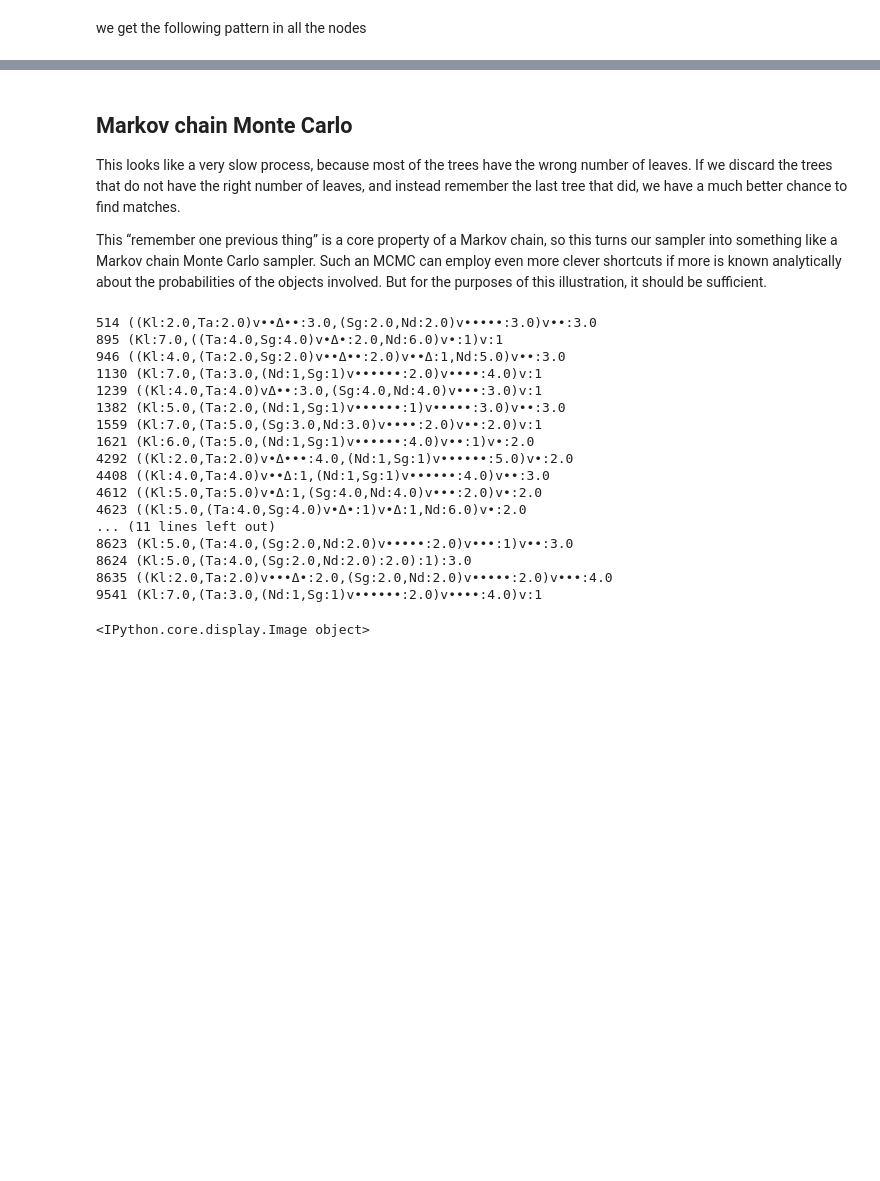
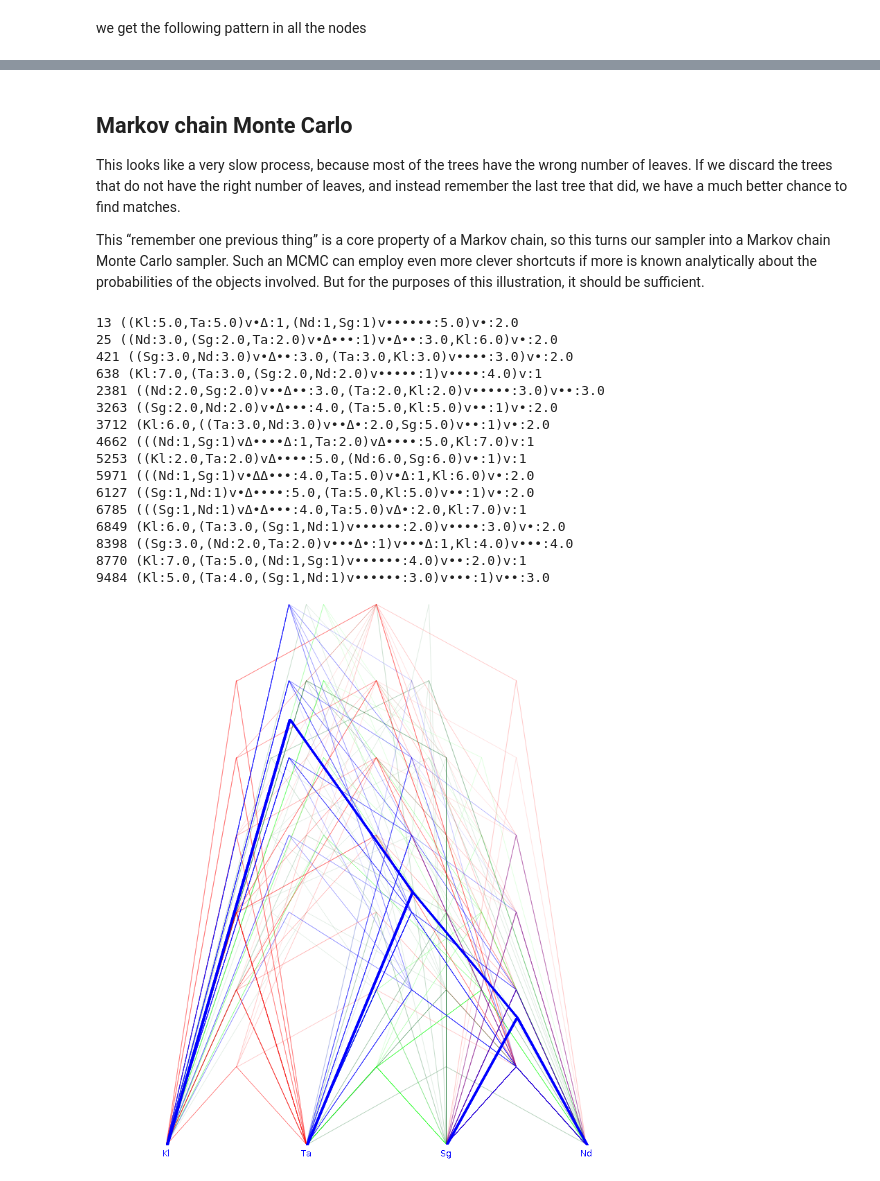
Before and after one commit to Anaphory/BayesianPhylogeneticsExplained, a Jupyter notebook: Explained.ipynb, the cells around one changed output, grey strips where cells are left out. Saved outputs shown, nothing was run; the diff lists cells and outputs as text; code cells hidden in the pictures; blank space fills up the shorter version.

```diff
--- a/Explained.ipynb
+++ b/Explained.ipynb
@@ -300,7 +287,7 @@ Wrong number of leaves: (v•••••Δ•:2.0,v•••••••:2.0)v
 This looks like a very slow process, because most of the trees have the wrong number of leaves.
 If we discard the trees that do not have the right number of leaves, and instead remember the last tree that did, we have a much better chance to find matches.
 
-This “remember one previous thing” is a core property of a Markov chain, so this turns our sampler into something like a Markov chain Monte Carlo sampler. Such an MCMC can employ even more clever shortcuts if more is known analytically about the probabilities of the objects involved. But for the purposes of this illustration, it should be sufficient.
+This “remember one previous thing” is a core property of a Markov chain, so this turns our sampler into a Markov chain Monte Carlo sampler. Such an MCMC can employ even more clever shortcuts if more is known analytically about the probabilities of the objects involved. But for the purposes of this illustration, it should be sufficient.
 # %%
 tree_state = None
 def random_tree_with_memory(leaves=4):
@@ -311,7 +298,11 @@ def random_tree_with_memory(leaves=4):
     return tree_state
 # %%
 log = []
-for i, tree in enumerate(model.naive_monte_carlo(tree_generator=random_tree_with_memory, data=data.to_dict('list'), verbose=False)):
+for i, tree in enumerate(naive_monte_carlo(
+    tree_generator=random_tree_with_memory,
+    models=[dollo_model_on_tree] * 3,
+    data=data.to_dict('list'),
+    verbose=False)):
     if tree:
         print(i, tree.newick)
         tree.remove_internal_names()
@@ -319,21 +310,20 @@ for i, tree in enumerate(model.naive_monte_carlo(tree_generator=random_tree_with
     if i > 10000:
         break
 # %% [output]
-514 ((Kl:2.0,Ta:2.0)v••Δ••:3.0,(Sg:2.0,Nd:2.0)v•••••:3.0)v••:3.0
-895 (Kl:7.0,((Ta:4.0,Sg:4.0)v•Δ•:2.0,Nd:6.0)v•:1)v:1
-946 ((Kl:4.0,(Ta:2.0,Sg:2.0)v••Δ••:2.0)v••Δ:1,Nd:5.0)v••:3.0
-1130 (Kl:7.0,(Ta:3.0,(Nd:1,Sg:1)v••••••:2.0)v••••:4.0)v:1
-1239 ((Kl:4.0,Ta:4.0)vΔ••:3.0,(Sg:4.0,Nd:4.0)v•••:3.0)v:1
-1382 (Kl:5.0,(Ta:2.0,(Nd:1,Sg:1)v••••••:1)v•••••:3.0)v••:3.0
-1559 (Kl:7.0,(Ta:5.0,(Sg:3.0,Nd:3.0)v••••:2.0)v••:2.0)v:1
-1621 (Kl:6.0,(Ta:5.0,(Nd:1,Sg:1)v••••••:4.0)v••:1)v•:2.0
-4292 ((Kl:2.0,Ta:2.0)v•Δ•••:4.0,(Nd:1,Sg:1)v••••••:5.0)v•:2.0
-4408 ((Kl:4.0,Ta:4.0)v••Δ:1,(Nd:1,Sg:1)v••••••:4.0)v••:3.0
-4612 ((Kl:5.0,Ta:5.0)v•Δ:1,(Sg:4.0,Nd:4.0)v•••:2.0)v•:2.0
-4623 ((Kl:5.0,(Ta:4.0,Sg:4.0)v•Δ•:1)v•Δ:1,Nd:6.0)v•:2.0
-... (11 lines left out)
-8623 (Kl:5.0,(Ta:4.0,(Sg:2.0,Nd:2.0)v•••••:2.0)v•••:1)v••:3.0
-8624 (Kl:5.0,(Ta:4.0,(Sg:2.0,Nd:2.0):2.0):1):3.0
-8635 ((Kl:2.0,Ta:2.0)v•••Δ•:2.0,(Sg:2.0,Nd:2.0)v•••••:2.0)v•••:4.0
-9541 (Kl:7.0,(Ta:3.0,(Nd:1,Sg:1)v••••••:2.0)v••••:4.0)v:1
+13 ((Kl:5.0,Ta:5.0)v•Δ:1,(Nd:1,Sg:1)v••••••:5.0)v•:2.0
+25 ((Nd:3.0,(Sg:2.0,Ta:2.0)v•Δ•••:1)v•Δ••:3.0,Kl:6.0)v•:2.0
+421 ((Sg:3.0,Nd:3.0)v•Δ••:3.0,(Ta:3.0,Kl:3.0)v••••:3.0)v•:2.0
+638 (Kl:7.0,(Ta:3.0,(Sg:2.0,Nd:2.0)v•••••:1)v••••:4.0)v:1
+2381 ((Nd:2.0,Sg:2.0)v••Δ••:3.0,(Ta:2.0,Kl:2.0)v•••••:3.0)v••:3.0
+3263 ((Sg:2.0,Nd:2.0)v•Δ•••:4.0,(Ta:5.0,Kl:5.0)v••:1)v•:2.0
+3712 (Kl:6.0,((Ta:3.0,Nd:3.0)v••Δ•:2.0,Sg:5.0)v••:1)v•:2.0
+4662 (((Nd:1,Sg:1)vΔ••••Δ:1,Ta:2.0)vΔ••••:5.0,Kl:7.0)v:1
+5253 ((Kl:2.0,Ta:2.0)vΔ••••:5.0,(Nd:6.0,Sg:6.0)v•:1)v:1
+5971 (((Nd:1,Sg:1)v•ΔΔ•••:4.0,Ta:5.0)v•Δ:1,Kl:6.0)v•:2.0
+6127 ((Sg:1,Nd:1)v•Δ••••:5.0,(Ta:5.0,Kl:5.0)v••:1)v•:2.0
+6785 (((Sg:1,Nd:1)vΔ•Δ•••:4.0,Ta:5.0)vΔ•:2.0,Kl:7.0)v:1
+6849 (Kl:6.0,(Ta:3.0,(Sg:1,Nd:1)v••••••:2.0)v••••:3.0)v•:2.0
+8398 ((Sg:3.0,(Nd:2.0,Ta:2.0)v•••Δ•:1)v•••Δ:1,Kl:4.0)v•••:4.0
+8770 (Kl:7.0,(Ta:5.0,(Nd:1,Sg:1)v••••••:4.0)v••:2.0)v:1
+9484 (Kl:5.0,(Ta:4.0,(Sg:1,Nd:1)v••••••:3.0)v•••:1)v••:3.0
 # %%
@@ -346,9 +340,13 @@ for i, tree in enumerate(model.naive_monte_carlo(tree_generator=random_tree_with
 
 with open("fine_trees.nex", "w") as trees:
     newick.dump(log, trees)
-# %%
-from IPython.display import Image
-
-Image(filename='densitrees.png')
-# %% [output]
-<IPython.core.display.Image object>
+# %%
+import subprocess
+try:
+    subprocess.run(["densitree",  "fine_trees.nex"])
+except FileNotFoundError:
+    pass
+
+Image(filename='densitrees.png')
+# %% [output]
+[figure, added]
```
Also changed, not shown: parts of 38 cells of this notebook, 8 other files.
